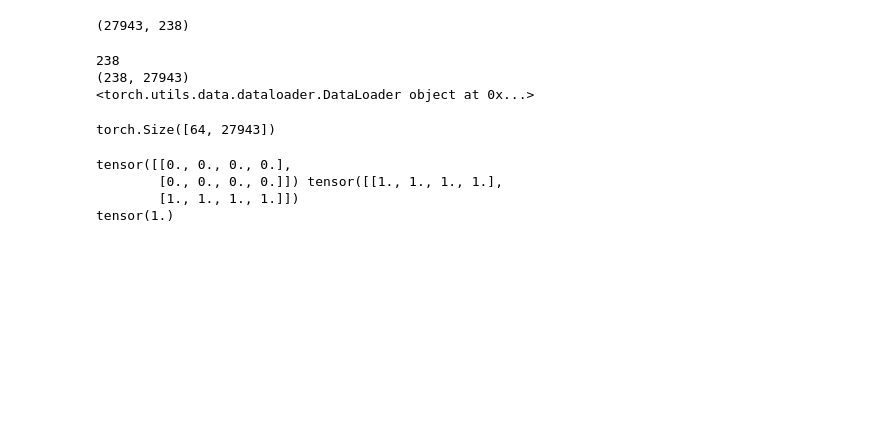
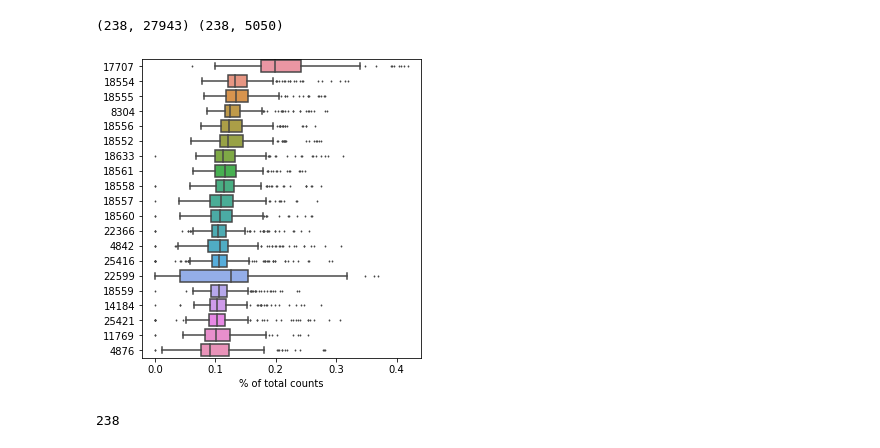
Before and after one commit to ZhangLabGT/scDisInFact, a Jupyter notebook: AntennaVAE/AE_model.ipynb, the cells around one changed output. Drawn from its saved outputs; the diff is of its cells as text; code cells hidden in the pictures; blank space fills up the shorter version.

```diff
--- a/AntennaVAE/AE_model.ipynb
+++ b/AntennaVAE/AE_model.ipynb
@@ -23,31 +116,28 @@ from loss_function import MMD_LOSS
 path_mtx = r"./data/mtx_0.mtx"
 data_test = sc.read_mtx(path_mtx)
 mtx_data = np.array(data_test.X.todense())
-# %%
-print(mtx_data.T.shape)
-# %% [output]
-(27943, 238)
+# %%
+# PREVIEW
+load_data = data_test.copy()
+sc.pp.filter_genes(load_data, min_cells=50)
+print(data_test.shape, load_data.shape)
+
+sc.pl.highest_expr_genes(data_test, n_top=20)
+# %% [output]
+(238, 27943) (238, 5050)
+[figure, added]
 # %%
-batch_size = 64
-all_data = mtx_data
+batch_size = 32
+all_data = np.array(load_data.X.todense())
 random.seed(214)
+
 m = len(all_data)
 print(m)
 
 train_data, test_data = random_split(dataset=all_data, lengths=[int(m - m * 0.2), int(m * 0.2) + 1])
 
-print((train_data.dataset.shape))
 train_loader = DataLoader(train_data, batch_size=batch_size)
 test_loader = DataLoader(test_data, batch_size=batch_size)
-print(train_loader)
 # %% [output]
 238
-(238, 27943)
-<torch.utils.data.dataloader.DataLoader object at 0x...>
-# %%
-for i in train_loader:
-    print(i.shape)
-    break
-# %% [output]
-torch.Size([64, 27943])
 # %%
@@ -74,18 +165,3 @@ def add_noise(inputs, noise_factor=0.3):
     noisy = inputs + torch.randn_like(inputs) * noise_factor
     noisy = torch.clip(noisy, 0., 1.)
     return noisy
-# %%
-# ls = MMD_LOSS()
-ls = nn.MSELoss()
-# ls.forward()
-# print(ls([1,2,3], [1,2,3]))
-a = torch.zeros([2, 4])
-b = torch.ones([2,4])
-print(a, b)
-# ls.forward(a, b)
-print(ls.forward(a, b))
-# %% [output]
-tensor([[0., 0., 0., 0.],
-        [0., 0., 0., 0.]]) tensor([[1., 1., 1., 1.],
-        [1., 1., 1., 1.]])
-tensor(1.)
```
Also changed, not shown: parts of 11 cells of this notebook, 2 other files.
